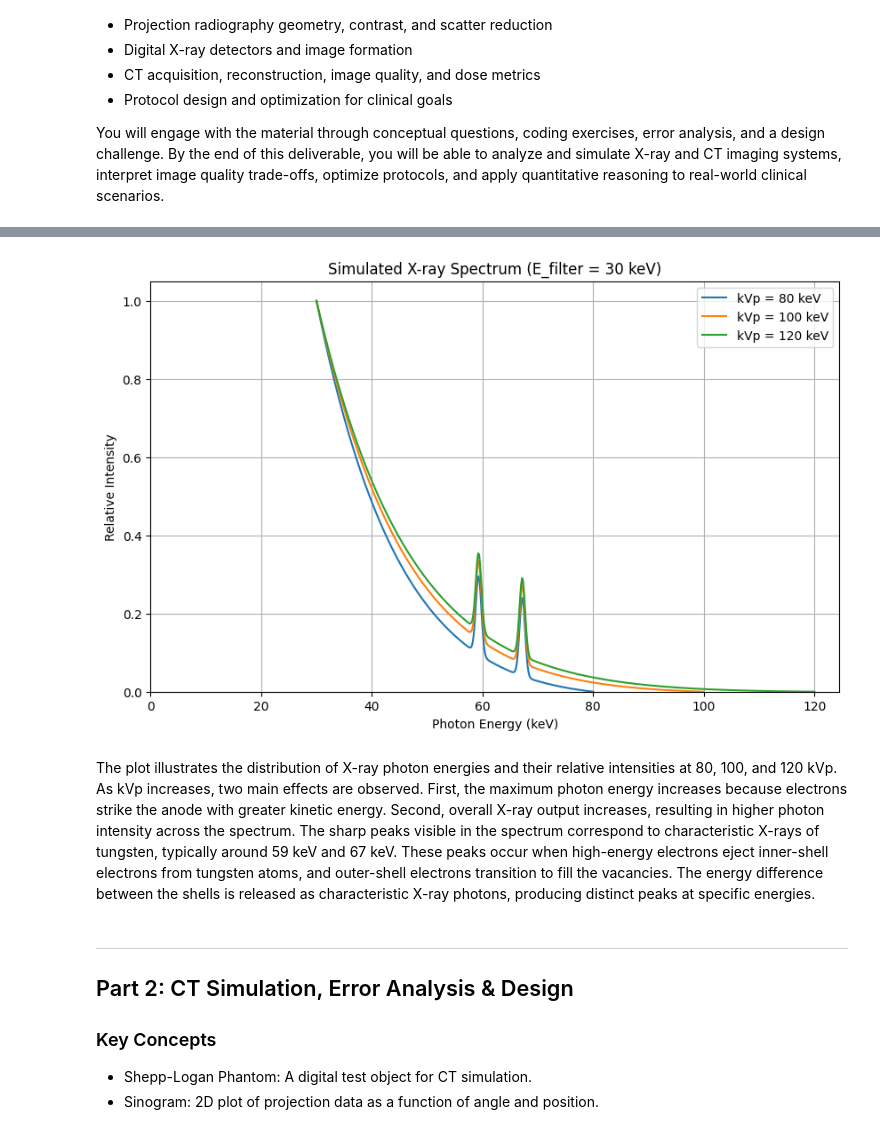
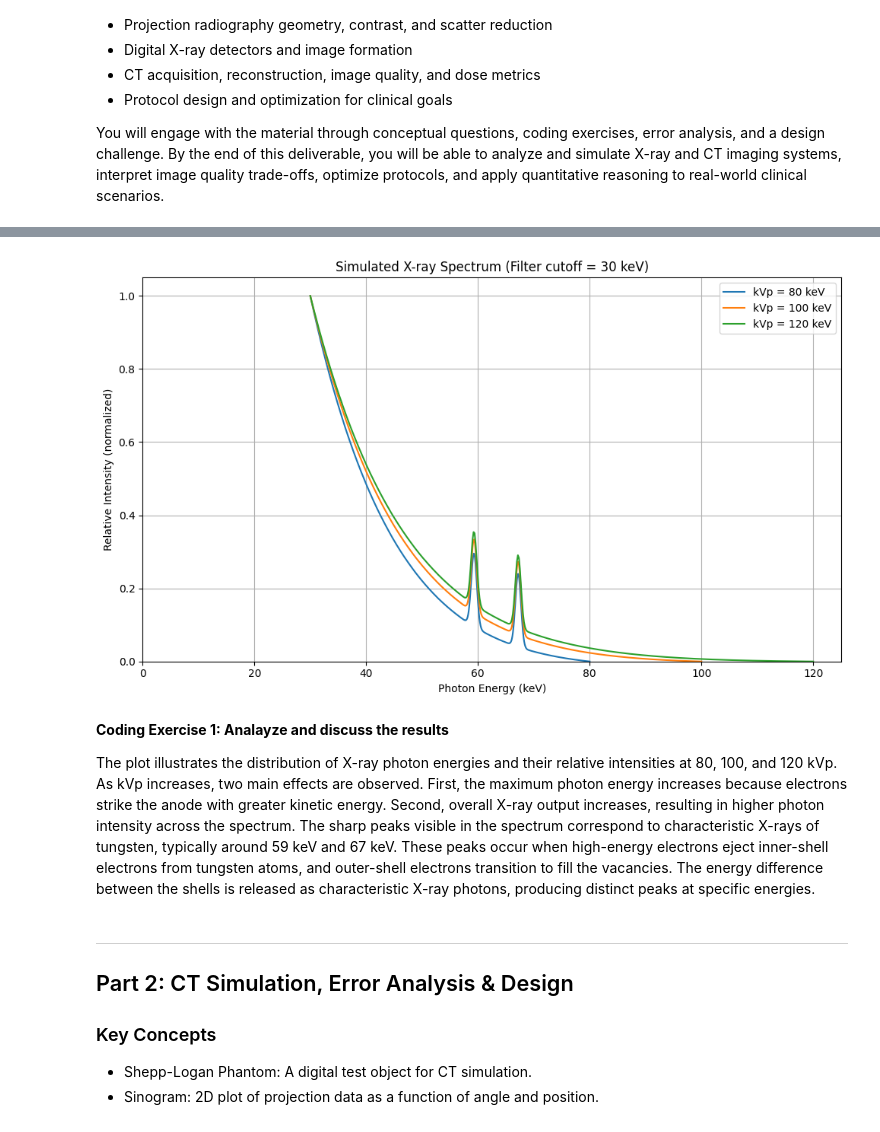
Before and after one commit to Gabi-Givelichian/BMEN509-623_Deliverable_2, a Jupyter notebook: deliverable-02-starter.ipynb, the cells around one changed output, grey strips where cells are left out. Cells and saved outputs as stored; diff of their text form; code cells hidden in the pictures.

```diff
--- a/deliverable-02-starter.ipynb
+++ b/deliverable-02-starter.ipynb
@@ -79,69 +76,61 @@ def simulate_xray_spectrum(kvp, e_filter, num_points=500, anode_material='tungst
     Returns:
         tuple: (energy_array, intensity_array)
     """
-    # Energy range from filter energy to kVp
     energy = np.linspace(e_filter, kvp, num_points)
     intensity = np.zeros_like(energy, dtype=float)
 
-    # Bremsstrahlung component (simplified model: decreases linearly from peak to 0 at kVp)
-    # Intensity is roughly proportional to Z * (kVp - E) / E for bremsstrahlung
-    # Here we'll use a simpler approximation that peaks at lower energies and drops off
-    bremsstrahlung_scaling = 1.0
-    # Simple linear decrease, avoiding division by zero and making it non-zero at higher energies
-    intensity_brem = bremsstrahlung_scaling * (kvp - energy) * np.exp(-energy/20) # Added exponential decay for more realistic shape
-    intensity_brem[intensity_brem < 0] = 0 # Ensure no negative intensity
+    # Bremsstrahlung (simple shape: falls with energy + extra decay for realism)
+    intensity_brem = (kvp - energy) * np.exp(-energy / 20)
+    intensity_brem[intensity_brem < 0] = 0
     intensity += intensity_brem
 
-    # Characteristic X-rays (simplified: discrete peaks)
+    # Characteristic peaks (simplified)
     characteristic_energies = {
-        'tungsten': [59.3, 67.2] # K-alpha1 and K-beta1 for Tungsten
+        'tungsten': [59.3, 67.2]
     }
 
     if anode_material in characteristic_energies:
         for char_e in characteristic_energies[anode_material]:
-            # Add a characteristic peak if within the energy range and above filter
             if e_filter <= char_e <= kvp:
-                # Find the closest index in the energy array
-                idx = np.argmin(np.abs(energy - char_e))
-                # Add a peak; using a Gaussian-like shape for visual representation
-                sigma = 0.5 # width of the peak
-                peak_intensity = 0.2 * np.max(intensity) # Relative intensity of characteristic peak
-                intensity += peak_intensity * np.exp(-((energy - char_e)**2) / (2 * sigma**2))
+                sigma = 0.5
+                peak_intensity = 0.2 * np.max(intensity) if np.max(intensity) > 0 else 0
+                intensity += peak_intensity * np.exp(-((energy - char_e) ** 2) / (2 * sigma ** 2))
 
-    # Apply filtration (already handled by linspace starting from e_filter)
-    # Ensure intensity is zero below e_filter (already implicit)
+    # Explicitly enforce filtration cutoff (redundant but clear)
     intensity[energy < e_filter] = 0
 
-    # Normalize intensity for better plotting comparison
-    if np.max(intensity) > 0:
-        intensity = intensity / np.max(intensity)
+    # Normalize for comparison
+    max_val = np.max(intensity)
+    if max_val > 0:
+        intensity = intensity / max_val
 
     return energy, intensity
 
-# Plot the spectrum for kVp = 80, 100, 120 keV and E_filter = 30 keV
+
 kvp_values = [80, 100, 120]
-e_filter_value = 30 # keV
+e_filter_value = 30  # keV
 
 plt.figure(figsize=(10, 6))
 
 for kvp in kvp_values:
     energy, intensity = simulate_xray_spectrum(kvp, e_filter_value)
     plt.plot(energy, intensity, label=f'kVp = {kvp} keV')
 
-plt.title(f'Simulated X-ray Spectrum (E_filter = {e_filter_value} keV)')
+plt.title(f'Simulated X-ray Spectrum (Filter cutoff = {e_filter_value} keV)')
 plt.xlabel('Photon Energy (keV)')
-plt.ylabel('Relative Intensity')
+plt.ylabel('Relative Intensity (normalized)')
 plt.legend()
 plt.grid(True)
-plt.ylim(bottom=0) # Ensure y-axis starts at 0
-plt.xlim(left=0) # Ensure x-axis starts at 0
+plt.ylim(0, 1.05)
+plt.xlim(0, max(kvp_values) + 5)
+
+plt.tight_layout()
 plt.show()
-
-# Analyze and discuss the results
-# Discussion is provided in a separate markdown cell right below.
 # %% [output]
-[figure, old version]
+[figure, new version]
 # %% [markdown]
+**Coding Exercise 1: Analayze and discuss the results**
+
 The plot illustrates the distribution of X-ray photon energies and their relative intensities at 80, 100, and 120 kVp. As kVp increases, two main effects are observed. First, the maximum photon energy increases because electrons strike the anode with greater kinetic energy. Second, overall X-ray output increases, resulting in higher photon intensity across the spectrum. The sharp peaks visible in the spectrum correspond to characteristic X-rays of tungsten, typically around 59 keV and 67 keV. These peaks occur when high-energy electrons eject inner-shell electrons from tungsten atoms, and outer-shell electrons transition to fill the vacancies. The energy difference between the shells is released as characteristic X-ray photons, producing distinct peaks at specific energies.
 # %% [markdown]
 ---
```
Also changed, not shown: parts of 29 cells of this notebook.
